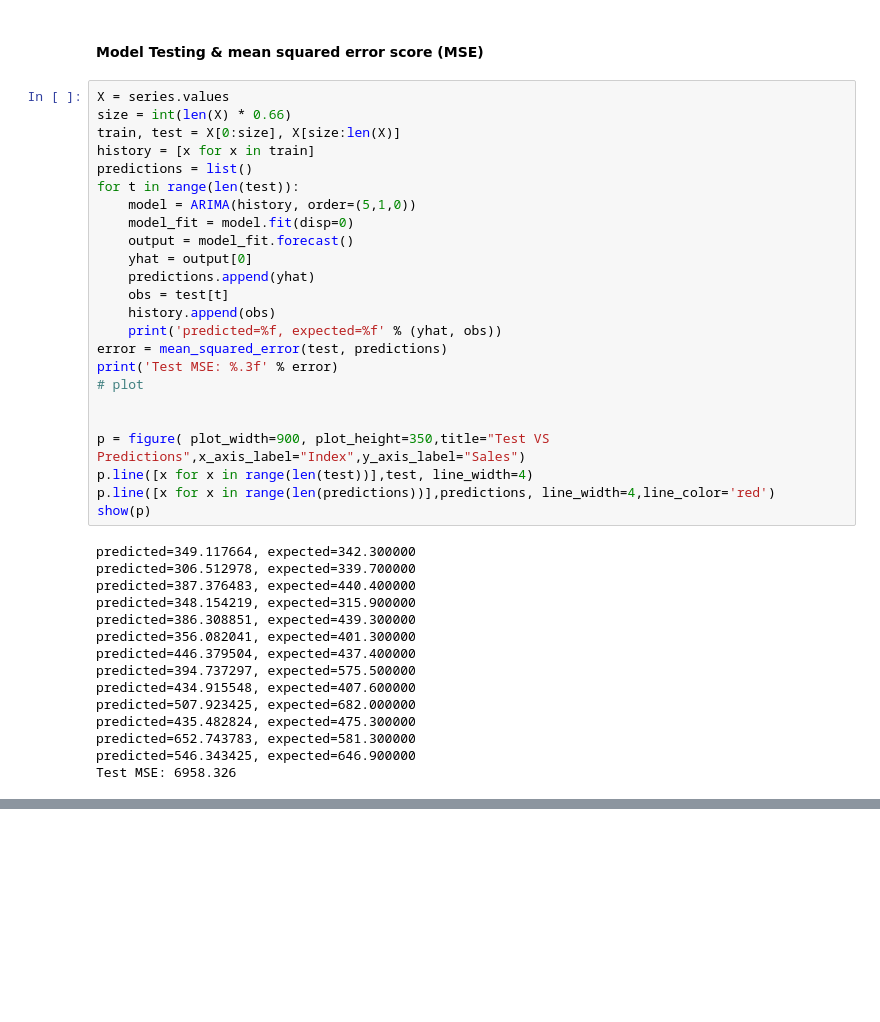
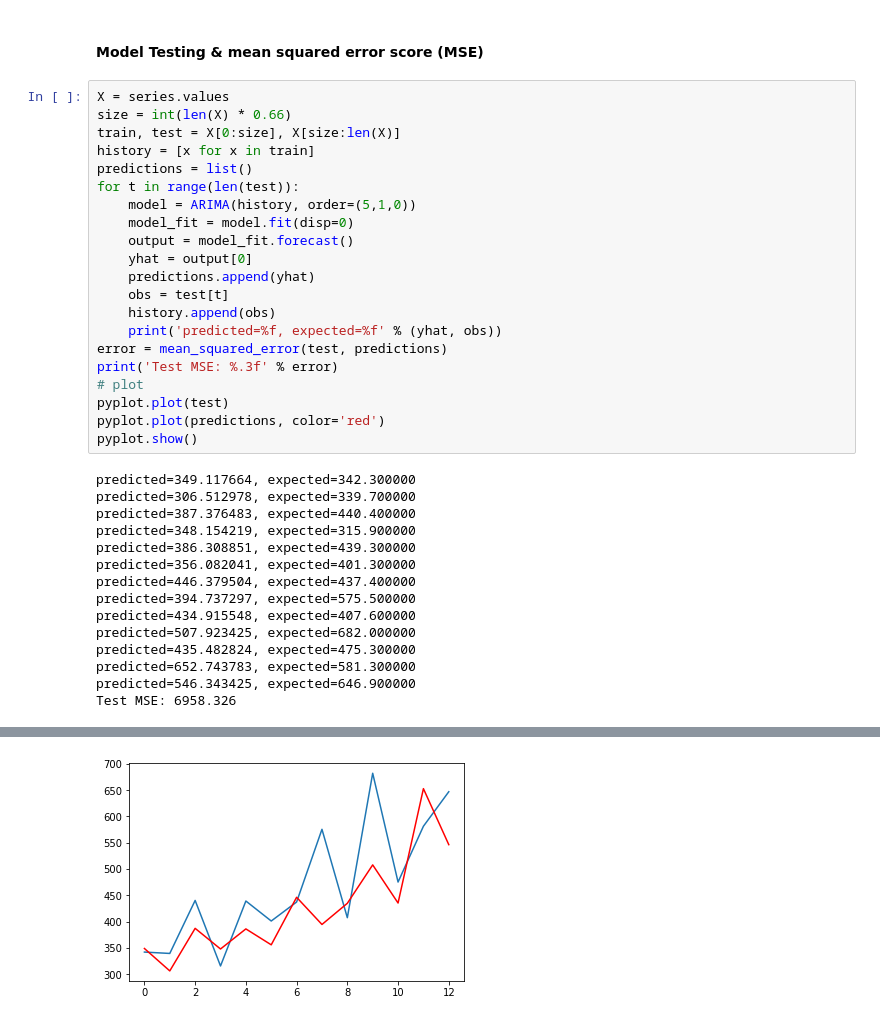
Before and after one commit to buddharajuramaraju/Assignment12.2, a Jupyter notebook: Assignment 12.2.ipynb, the cells around one changed output, grey strips where cells are left out. Cells and saved outputs as stored; diff of their text form; blank space fills up the shorter version.

```diff
--- a/Assignment 12.2.ipynb
+++ b/Assignment 12.2.ipynb
@@ -128,12 +128,9 @@ for t in range(len(test)):
 error = mean_squared_error(test, predictions)
 print('Test MSE: %.3f' % error)
 # plot
-
-
-p = figure( plot_width=900, plot_height=350,title="Test VS Predictions",x_axis_label="Index",y_axis_label="Sales")
-p.line([x for x in range(len(test))],test, line_width=4)
-p.line([x for x in range(len(predictions))],predictions, line_width=4,line_color='red')
-show(p)
+pyplot.plot(test)
+pyplot.plot(predictions, color='red')
+pyplot.show()
 # %% [output]
 predicted=349.117664, expected=342.300000
 predicted=306.512978, expected=339.700000
@@ -153,0 +149 @@ Test MSE: 6958.326
+[figure, added]
```
Also changed, not shown: parts of 1 cell of this notebook, 1 other file.
